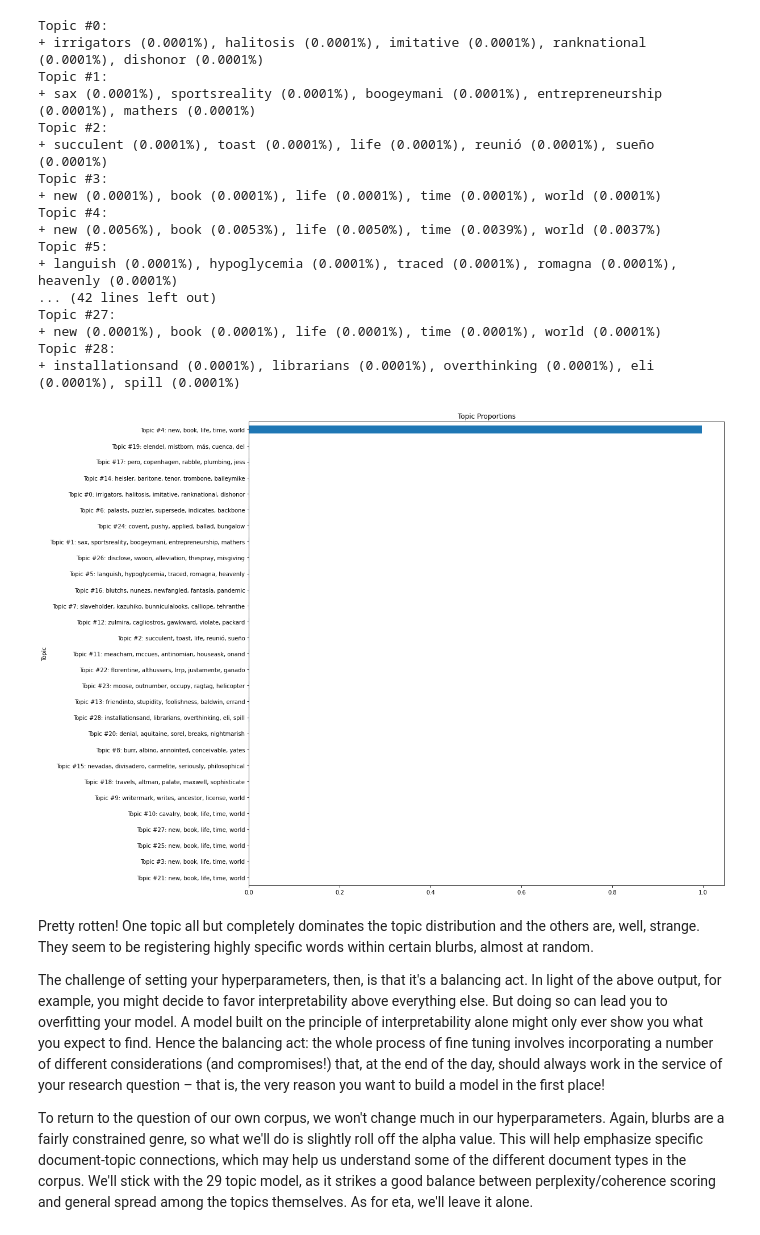
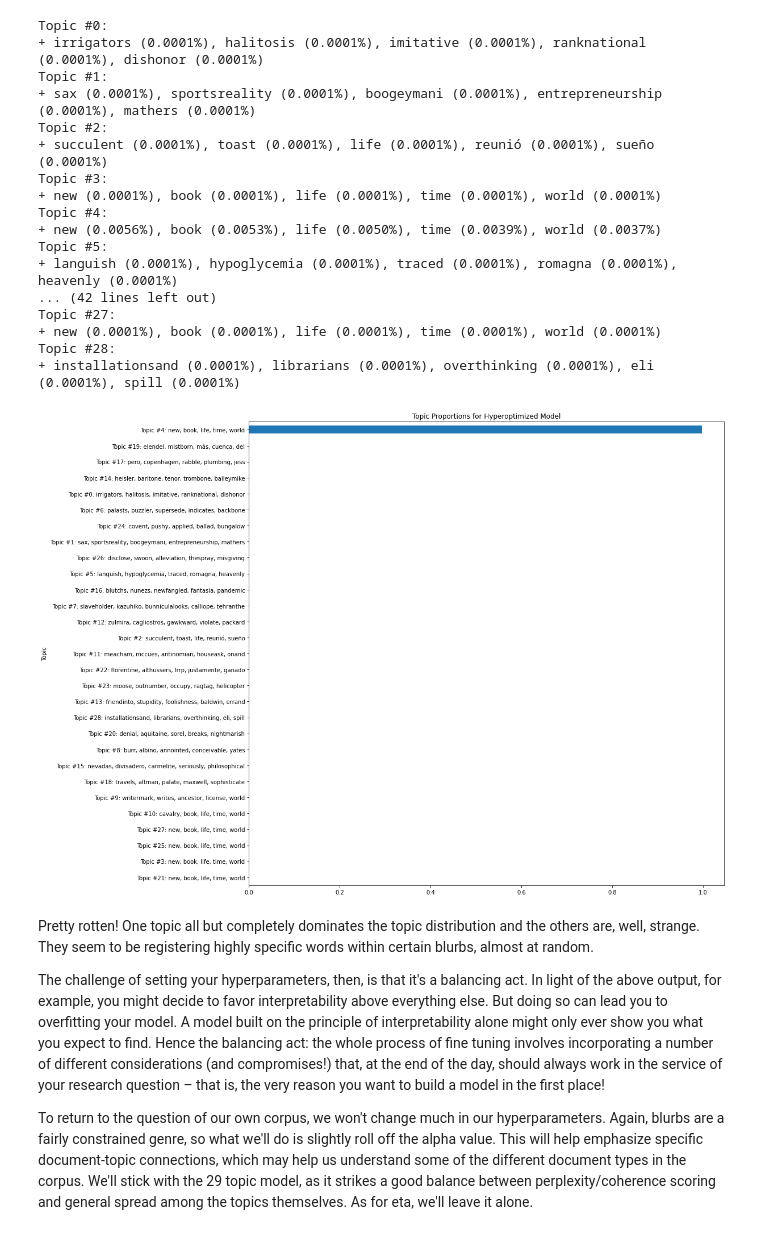
Before and after one commit to ucdavisdatalab/workshop_getting_started_with_textual_data, a Jupyter notebook: 06_topic-modeling.ipynb, the cells around one changed output. Cells and saved outputs as stored; diff of their text form; code cells hidden in the pictures.

```diff
--- a/06_topic-modeling.ipynb
+++ b/06_topic-modeling.ipynb
@@ -814,21 +824,10 @@ Topic #27:
 + new (0.0001%), book (0.0001%), life (0.0001%), time (0.0001%), world (0.0001%)
 Topic #28:
 + installationsand (0.0001%), librarians (0.0001%), overthinking (0.0001%), eli (0.0001%), spill (0.0001%)
-# %%
-topic_proportions = hyperoptimized_model.get_count_by_topics() / hyperoptimized_model.num_words
-top_words = []
-for topic in range(hyperoptimized_model.k):
-    words = hyperoptimized_model.get_topic_words(topic, top_n = 5)
-    words = f"Topic #{topic}: " + ', '.join([w[0] for w in words])
-    top_words.append(words)
-
-to_plot = pd.Series(topic_proportions, index = top_words).sort_values()
-to_plot.plot.barh(figsize = (15, 15),
-                  title = "Topic Proportions",
-                  xlabel = "Topic",
-                 );
-# %% [output]
-[figure, removed]
+# %%
+plot_topic_proportions(hyperoptimized_model, model_name = 'Hyperoptimized Model')
+# %% [output]
+[figure, added]
 # %% [markdown]
 Pretty rotten! One topic all but completely dominates the topic distribution and the others are, well, strange.
 They seem to be registering highly specific words within certain blurbs, almost at random.
```
Also changed, not shown: parts of 40 cells of this notebook, 1 other file.
